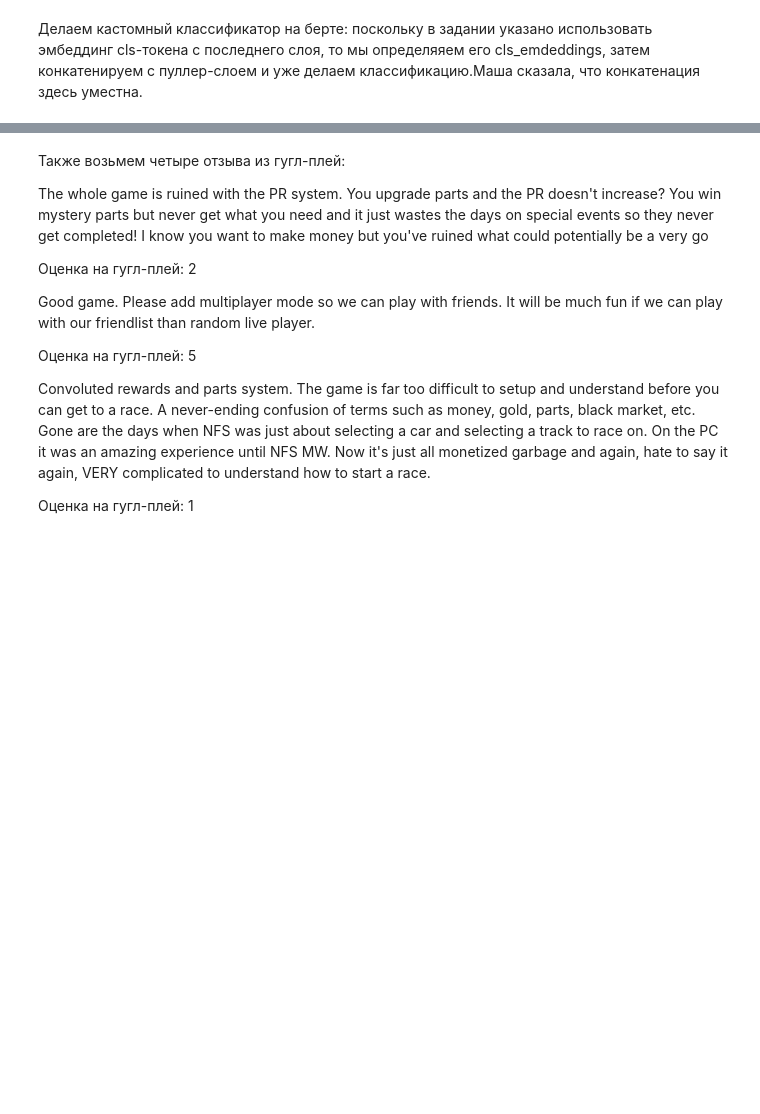
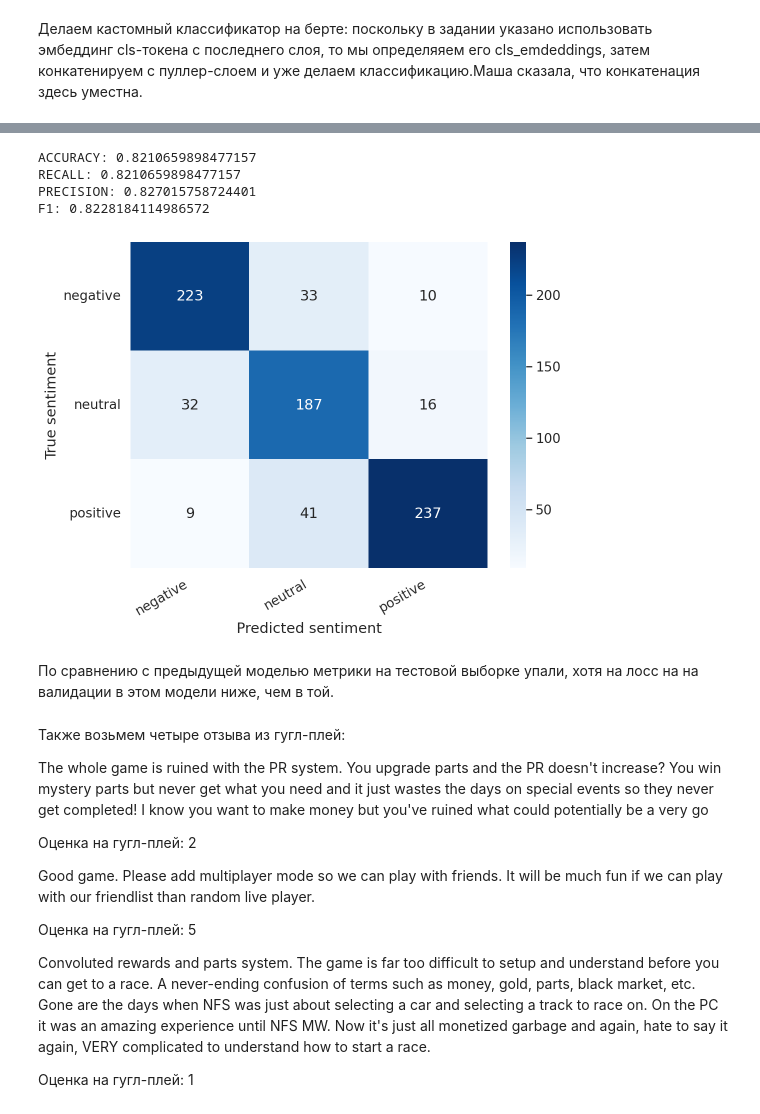
Before and after one commit to kseniakoshkina/NN_homeworks, a Jupyter notebook: hw4_2.ipynb, the cells around one changed output, grey strips where cells are left out. Drawn from its saved outputs; the diff is of its cells as text; code cells hidden in the pictures; blank space fills up the shorter version.

```diff
--- a/hw4_2.ipynb
+++ b/hw4_2.ipynb
@@ -175,4 +169,3 @@ class CustomSentimentClassifier(nn.Module):
 # %%
 model = CustomSentimentClassifier(len(class_names))
-model = model.to(device)
 # %% [output]
@@ -376,2 +269,0 @@ def get_predictions(model, data_loader):
-# %%
-y_pred, y_pred_probs, y_test = get_predictions(model, test_data_loader)
@@ -389,0 +270,15 @@ weighted avg       0.79      0.78      0.78       788
+# %%
+test_dataset = Dataset(X_test_tokenized)
+# %%
+model_path = "results/checkpoint-1500"
+
+# Define test trainer
+test_trainer = MyTrainer(model)
+
+# Make prediction
+
+raw_pred, _, _ = test_trainer.predict(test_dataset)
+
+
+# Preprocess raw predictions
+y_pred = np.argmax(raw_pred, axis=1)
@@ -390,3 +293,32 @@ weighted avg       0.79      0.78      0.78       788
+# %%
+accuracy = accuracy_score(y_true=y_test, y_pred=y_pred)
+recall = recall_score(y_true=y_test, y_pred=y_pred,average='weighted' )
+precision = precision_score(y_true=y_test, y_pred=y_pred,average='weighted')
+f1 = f1_score(y_true=y_test, y_pred=y_pred,average='weighted')
+print('ACCURACY: ' + str(accuracy))
+print('RECALL: ' + str(recall))
+print('PRECISION: ' + str(precision))
+print('F1: ' + str(f1))
+# %% [output]
+ACCURACY: 0.8210659898477157
+RECALL: 0.8210659898477157
+PRECISION: 0.827015758724401
+F1: 0.8228184114986572
+# %%
+def show_confusion_matrix(confusion_matrix):
+  hmap = sns.heatmap(confusion_matrix, annot=True, fmt="d", cmap="Blues")
+  hmap.yaxis.set_ticklabels(hmap.yaxis.get_ticklabels(), rotation=0, ha='right')
+  hmap.xaxis.set_ticklabels(hmap.xaxis.get_ticklabels(), rotation=30, ha='right')
+  plt.ylabel('True sentiment')
+  plt.xlabel('Predicted sentiment');
+
+cm = confusion_matrix(y_test, y_pred)
+df_cm = pd.DataFrame(cm, index=class_names, columns=class_names)
+show_confusion_matrix(df_cm)
+# %% [output]
+[figure, added]
+# %% [markdown]
+ По сравнению с предыдущей моделью метрики на тестовой выборке упали, хотя на лосс на на валидации в этом модели ниже, чем в той.
 # %% [markdown]
 Также возьмем четыре отзыва из гугл-плей:
 
```
Also changed, not shown: parts of 48 cells of this notebook.
